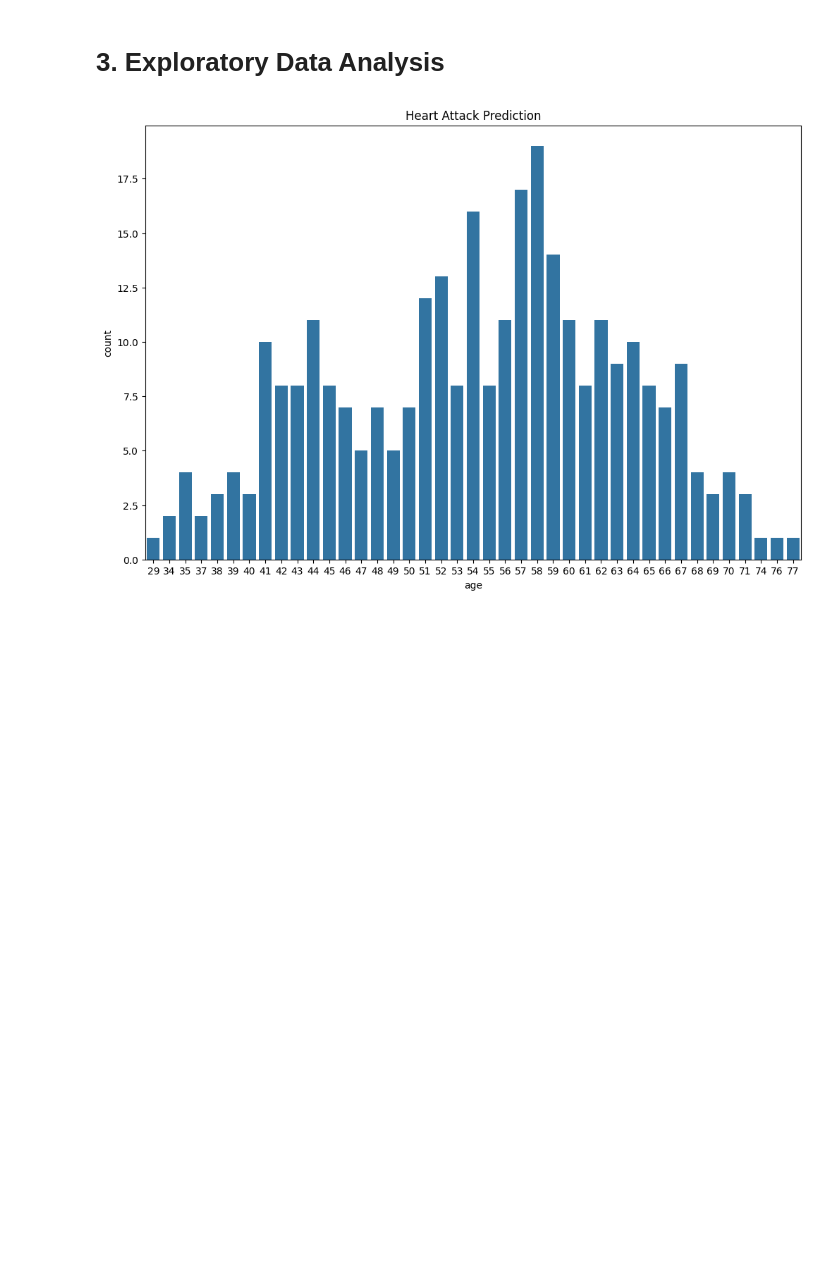
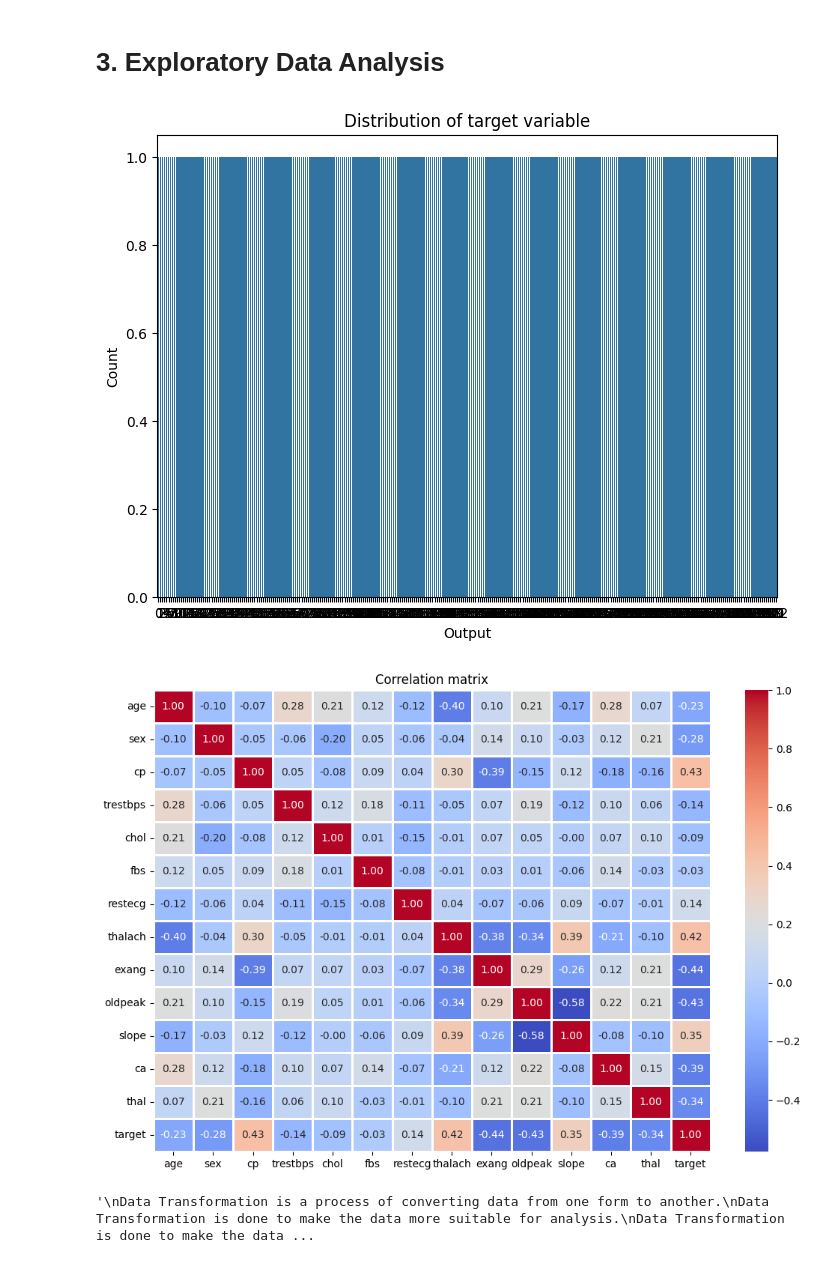
Before and after one commit to Alvi399/Heart-Disease-Classification, a Jupyter notebook: workspace.ipynb, the cells around one changed output. Drawn from its saved outputs; the diff is of its cells as text; code cells hidden in the pictures; blank space fills up the shorter version.

```diff
--- a/workspace.ipynb
+++ b/workspace.ipynb
@@ -66,17 +66,47 @@ memory usage: 33.3 KB
 None
 # %% [markdown]
 # 3. Exploratory Data Analysis
-# %%
-'''
-EDA is an analytical process to analyze and understand data before
-building a heart disease classification model.
-'''
-#EDA
-import matplotlib.pyplot as plt
-import seaborn as sns
-plt.figure(figsize=(12,8))
-sns.countplot(x='age', data=df)
-plt.title('Heart Attack Prediction')
-plt.show()
-# %% [output]
-[figure, removed]
+# %%
+'''
+EDA is an analytical process to analyze and understand data before
+building a heart disease classification model. The  EDA  stage  that  has  been  carried  out  results  in  the  analysis  of  2  types  of  analysis:
+univariate and multivariate. The diagram shows that the target data from the "no heart disease"
+sample is 53.9%. Meanwhile, the target data from the "heart disease" sample is 46.1%. It can be
+concluded that the dataset is not balanced. Multivariate analysis using  the Pearson correlation
+matrix aims to find the correlation between variables. The Pearson correlation matrix is shown
+in Figure 5. A value close to 0 indicates no linear relationship between two variables. The feature
+with  a low correlation with the target feature is "fbs" (fasting blood sugar). Two features are
+close  to  the  value  of  1,  namely  the  features  "ca"  (Number  of  major  vessels)  and  "thal"
+(Thalassemia).  These  two  features  show  a  strong  positive  linear  relationship  with  the  target
+feature.
+Figure 3. Visualization of y variable after value mapping
+
+'''
+#EDA
+import matplotlib.pyplot as plt
+import seaborn as sns
+#Distribution of target variable
+plt.figure(figsize=(8, 6))
+sns.countplot(df['target'])
+plt.title('Distribution of target variable')
+plt.xlabel('Output')
+plt.ylabel('Count')
+plt.show()
+
+#Correlation matrix
+plt.figure(figsize=(12, 8))
+sns.heatmap(df.corr(), annot=True, cmap='coolwarm', fmt='.2f', linewidths=2)
+plt.title('Correlation matrix')
+plt.show()
+
+
+'''
+Data Transformation is a process of converting data from one form to another.
+Data Transformation is done to make the data more suitable for analysis.
+Data Transformation is done to make the data more suitable for modeling.
+Data Transformation is done to make the data more suitable for visualization.
+'''
+# %% [output]
+[figure, added]
+[figure, added]
+'\nData Transformation is a process of converting data from one form to another.\nData Transformation is done to make the data more suitable for analysis.\nData Transformation is done to make the data ...
```
Also changed, not shown: parts of 12 cells of this notebook, 3 other files.
